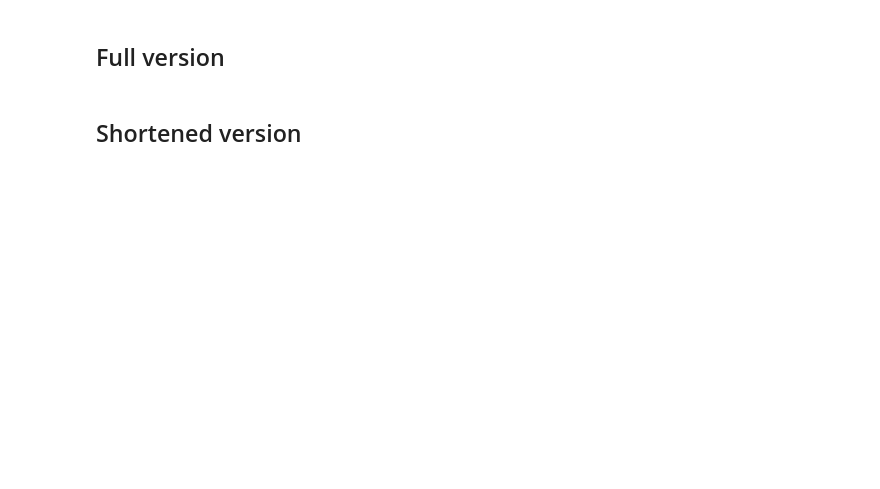
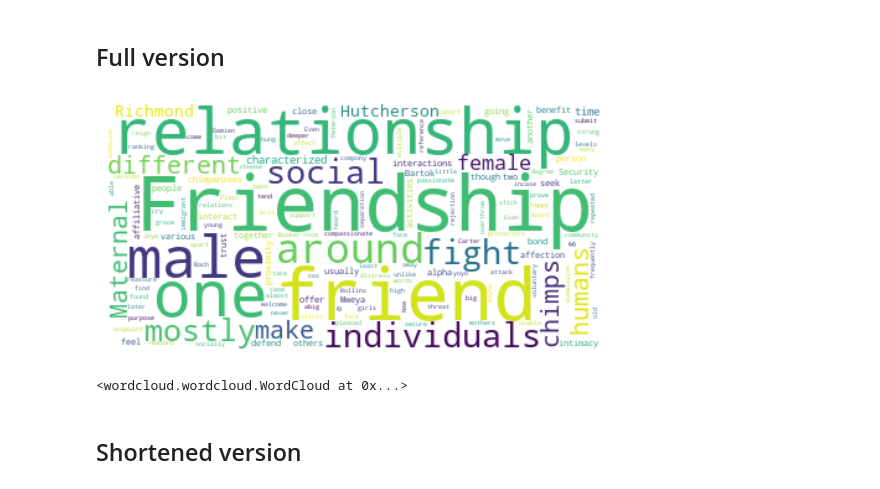
Before and after one commit to nwstetson/FriendshipDefined, a Jupyter notebook: wordcloud.ipynb, the cells around one changed output. Cells and saved outputs as stored; diff of their text form; code cells hidden in the pictures; blank space fills up the shorter version.

```diff
--- a/wordcloud.ipynb
+++ b/wordcloud.ipynb
@@ -27,14 +25,22 @@ dfShort = pd.read_csv("responses_short.csv")
 # %%
 # Combine responses
 text = " ".join(response for response in dfLong.response)
 
 # Generate a word cloud image
 wordcloud = WordCloud(background_color="white").generate(text)
 
 # Display the generated image:
 plt.imshow(wordcloud, interpolation='bilinear')
 plt.axis("off")
 plt.show()
+
+#save as png
+wordcloud.to_file("wordcloud_long.png")
+#save as pdf
+wordcloud.to_file("wordcloud_long.pdf")
+# %% [output]
+[figure, added]
+<wordcloud.wordcloud.WordCloud at 0x...>
 # %% [markdown]
 ## Shortened version
 # %%
```
Also changed, not shown: parts of 3 cells of this notebook.
